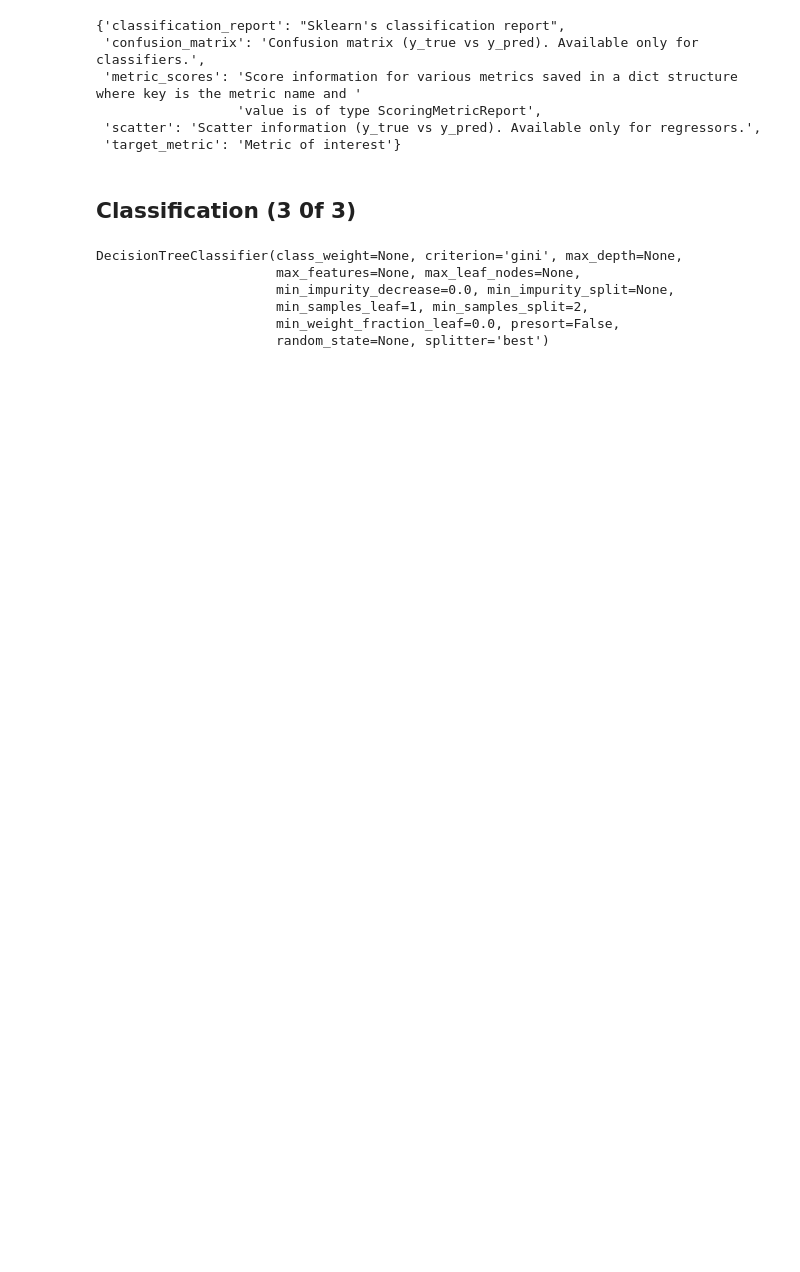
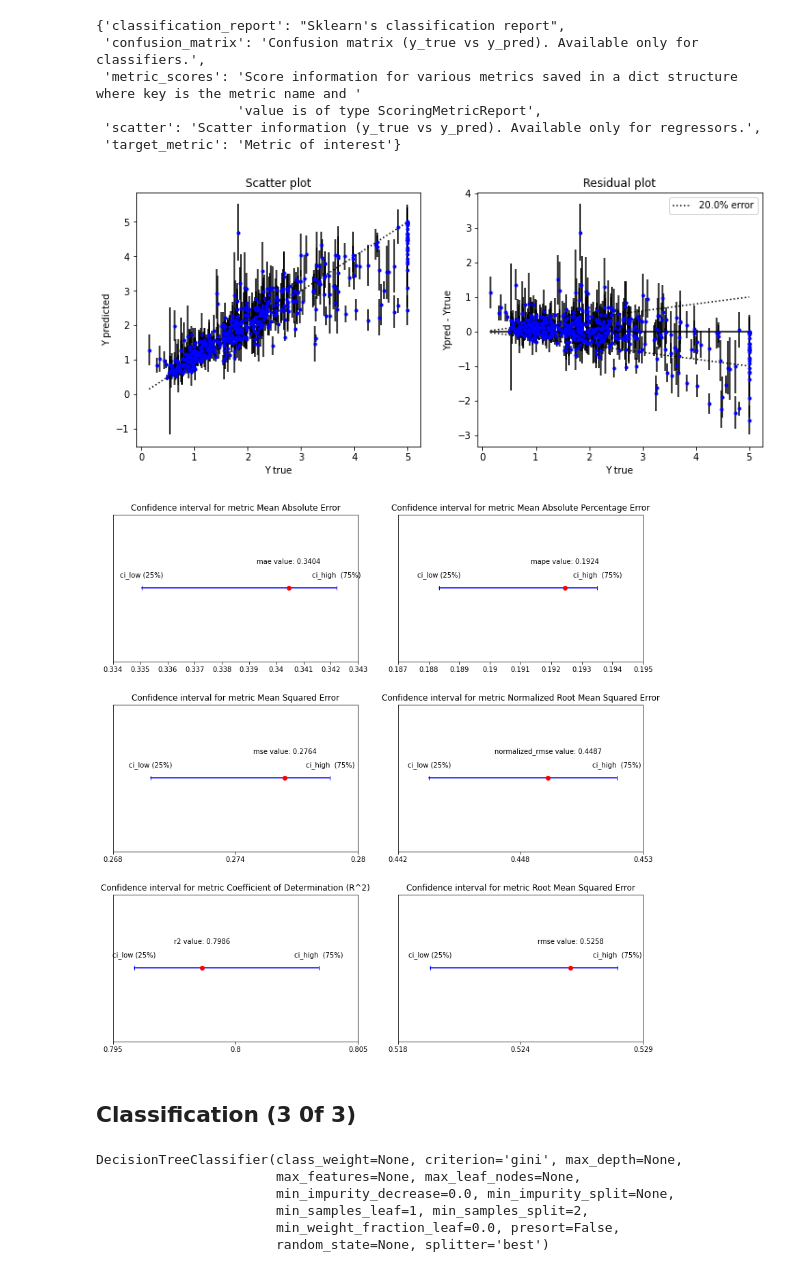
Before and after one commit to adrian-ptrx/metrics, a Jupyter notebook: pytolomaic_test_run.ipynb, the cells around one changed output. Drawn from its saved outputs; the diff is of its cells as text; code cells hidden in the pictures; blank space fills up the shorter version.

```diff
--- a/pytolomaic_test_run.ipynb
+++ b/pytolomaic_test_run.ipynb
@@ -222,3 +223,8 @@ pprint(scoring_report.to_dict_meaning(), width=120)
+# %%
+scoring_report.plot()
+# %% [output]
+[figure, added]
+[figure, added]
 # %% [markdown]
 ## Classification (3 0f 3)
 # %%
```
Also changed, not shown: parts of 28 cells of this notebook, 5 other files.
